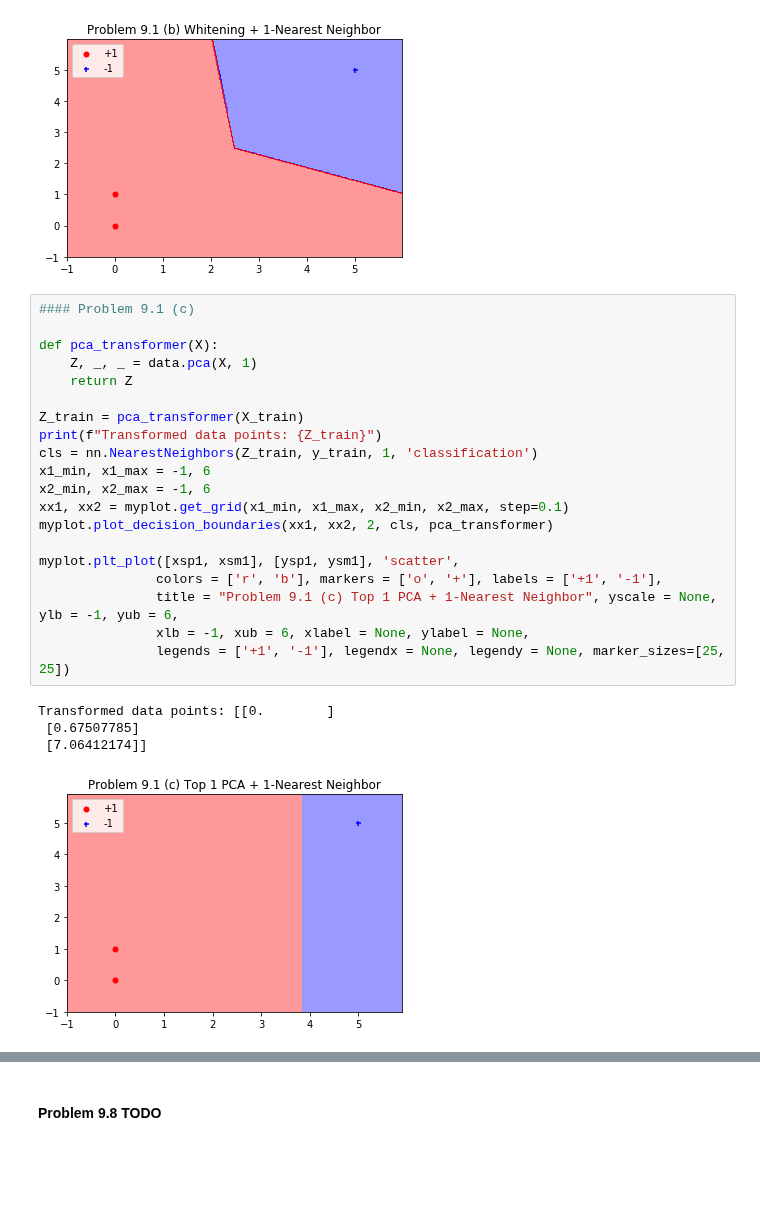
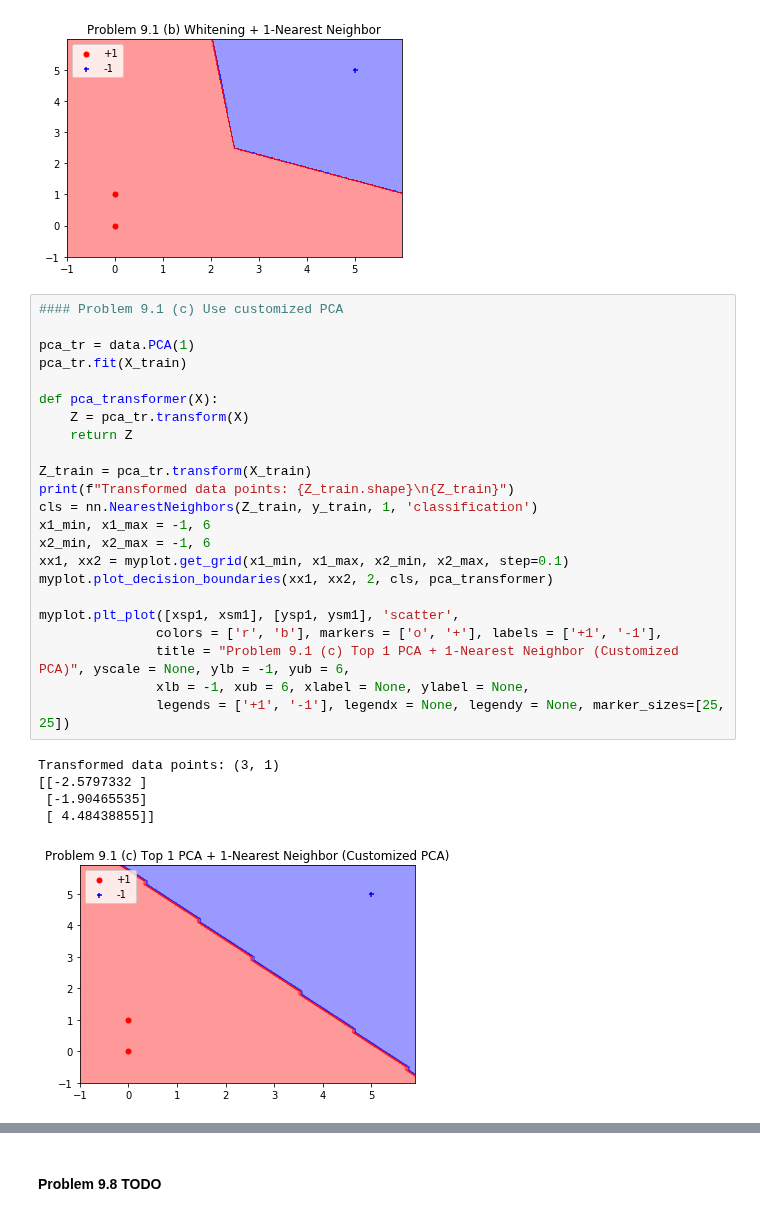
Before and after one commit to niuers/Learning-From-Data-A-Short-Course, a Jupyter notebook: Solutions to Chapter 9 Learning Aides.ipynb, the cells around one changed output, grey strips where cells are left out. Saved outputs shown, nothing was run; the diff lists cells and outputs as text; blank space fills up the shorter version.

```diff
--- a/Solutions to Chapter 9 Learning Aides.ipynb
+++ b/Solutions to Chapter 9 Learning Aides.ipynb
@@ -377,27 +378,31 @@ Transformed data points: [[ 0.18441744 -1.40213773]
  [ 1.12207817  0.86077905]]
 [figure]
 # %%
-#### Problem 9.1 (c)
+#### Problem 9.1 (c) Use customized PCA
+
+pca_tr = data.PCA(1)
+pca_tr.fit(X_train)
 
 def pca_transformer(X):
-    Z, _, _ = data.pca(X, 1)
+    Z = pca_tr.transform(X)
     return Z
 
-Z_train = pca_transformer(X_train)
-print(f"Transformed data points: {Z_train}")
+Z_train = pca_tr.transform(X_train)
+print(f"Transformed data points: {Z_train.shape}\n{Z_train}")
 cls = nn.NearestNeighbors(Z_train, y_train, 1, 'classification')
 x1_min, x1_max = -1, 6
 x2_min, x2_max = -1, 6
 xx1, xx2 = myplot.get_grid(x1_min, x1_max, x2_min, x2_max, step=0.1)
 myplot.plot_decision_boundaries(xx1, xx2, 2, cls, pca_transformer)
 
 myplot.plt_plot([xsp1, xsm1], [ysp1, ysm1], 'scatter',
                colors = ['r', 'b'], markers = ['o', '+'], labels = ['+1', '-1'],
-               title = "Problem 9.1 (c) Top 1 PCA + 1-Nearest Neighbor", yscale = None, ylb = -1, yub = 6,
+               title = "Problem 9.1 (c) Top 1 PCA + 1-Nearest Neighbor (Customized PCA)", yscale = None, ylb = -1, yub = 6,
                xlb = -1, xub = 6, xlabel = None, ylabel = None,
                legends = ['+1', '-1'], legendx = None, legendy = None, marker_sizes=[25, 25])
 # %% [output]
-Transformed data points: [[0.        ]
- [0.67507785]
- [7.06412174]]
+Transformed data points: (3, 1)
+[[-2.5797332 ]
+ [-1.90465535]
+ [ 4.48438855]]
-[figure, old version]
+[figure, new version]
```
Also changed, not shown: parts of 10 cells of this notebook, 1 other file.
